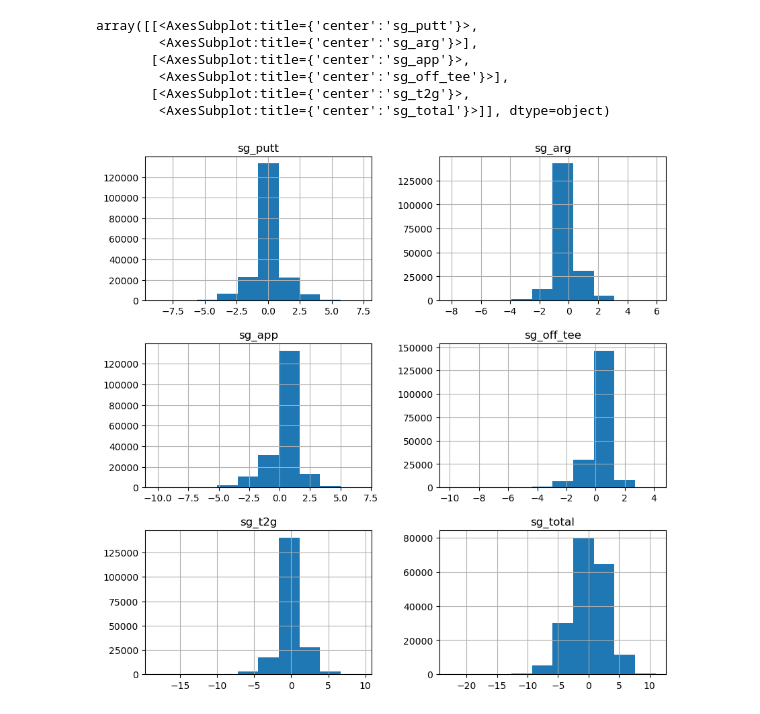
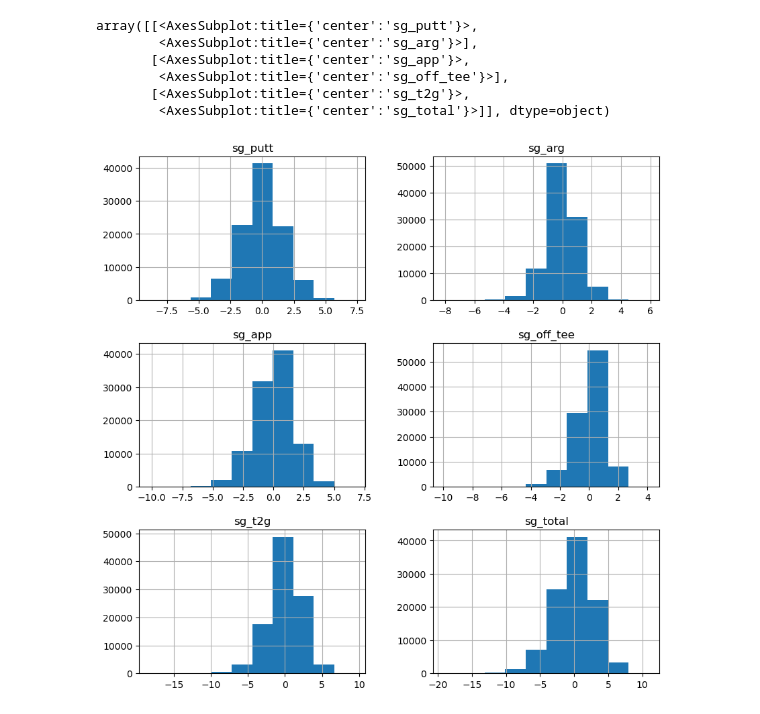
Before and after one commit to melebrett/MSDS-Capstone, a Jupyter notebook: dev/eda.ipynb, the cells around one changed output. Cells and saved outputs as stored; diff of their text form; code cells hidden in the pictures.

```diff
--- a/dev/eda.ipynb
+++ b/dev/eda.ipynb
@@ -18,3 +16,3 @@ conn = utils.db_connect()
 # %%
-df_events = pd.read_sql("select * from events", conn)
+rounds = pd.read_sql("select * from gold.rounds", conn)
 # %% [output]
@@ -117,11 +23,11 @@ df_rounds.head()
 # %%
 # distribution of strokes gained columns
-df_rounds[['sg_putt', 'sg_arg', 'sg_app', 'sg_off_tee', 'sg_t2g', 'sg_total']].hist(figsize=(10,10))
+rounds[['sg_putt', 'sg_arg', 'sg_app', 'sg_off_tee', 'sg_t2g', 'sg_total']].hist(figsize=(10,10))
 # %% [output]
 array([[<AxesSubplot:title={'center':'sg_putt'}>,
         <AxesSubplot:title={'center':'sg_arg'}>],
        [<AxesSubplot:title={'center':'sg_app'}>,
         <AxesSubplot:title={'center':'sg_off_tee'}>],
        [<AxesSubplot:title={'center':'sg_t2g'}>,
         <AxesSubplot:title={'center':'sg_total'}>]], dtype=object)
-[figure, old version]
+[figure, new version]
```
Also changed, not shown: parts of 35 cells of this notebook, 2 other files.
